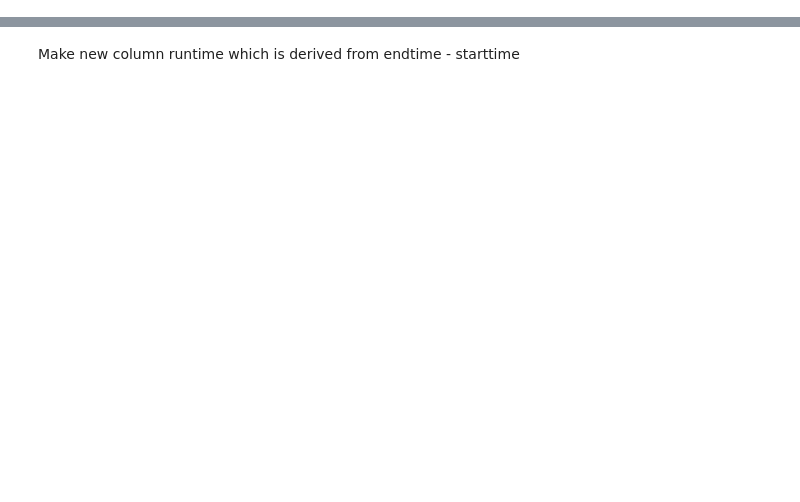
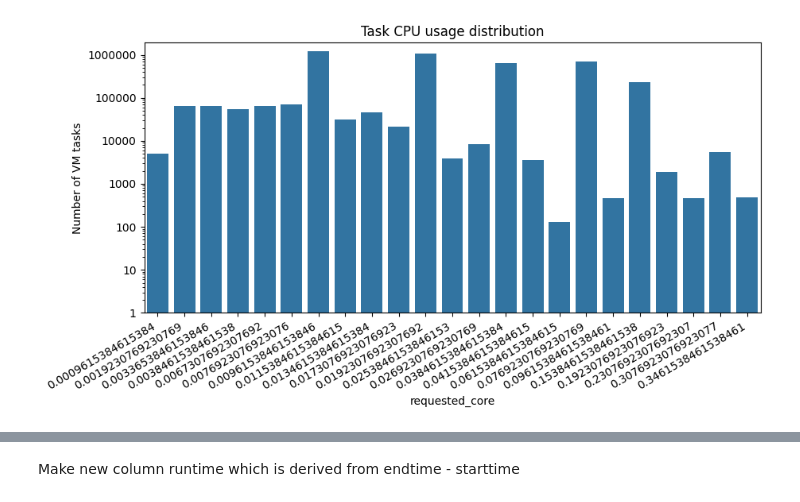
Before and after one commit to Teddies1/sc4079-fyp, a Jupyter notebook: azure_test.ipynb, the cells around one changed output, grey strips where cells are left out. Drawn from its saved outputs; the diff is of its cells as text; code cells hidden in the pictures; blank space fills up the shorter version.

Commit message:
plotted graph for report writing

```diff
--- a/azure_test.ipynb
+++ b/azure_test.ipynb
@@ -26,7 +13,16 @@ df1[['core', 'memory']].value_counts()
+# %%
+taskdf = pd.read_csv("../outputs/tasklist2.csv")
+vmdf = pd.read_csv("../outputs/assignedinstancelist2.csv")
+vmtypedf = pd.read_csv("../outputs/vmlist3.csv")
 # %%
-cpu_count = df1['core'].value_counts()
-plt.figure(figsize=(10, 5))
+cpu_count = taskdf['requested_core'].value_counts()
+fig = plt.figure(figsize=(10, 5))
+
 sns.barplot(x=cpu_count.index, y=cpu_count.values)
 plt.yscale('log')
-plt.ylabel('Number of VM types')
-plt.title('Machine CPU unit distribution')
+plt.yticks([1, 10, 100, 1000, 10000, 100000, 1000000], ['1', '10', '100', '1000', '10000', '100000', '1000000'])
+plt.ylabel('Number of VM tasks')
+plt.title('Task CPU usage distribution')
+fig.autofmt_xdate()
+# %% [output]
+[figure, added]
```
Also changed, not shown: parts of 16 cells of this notebook.
